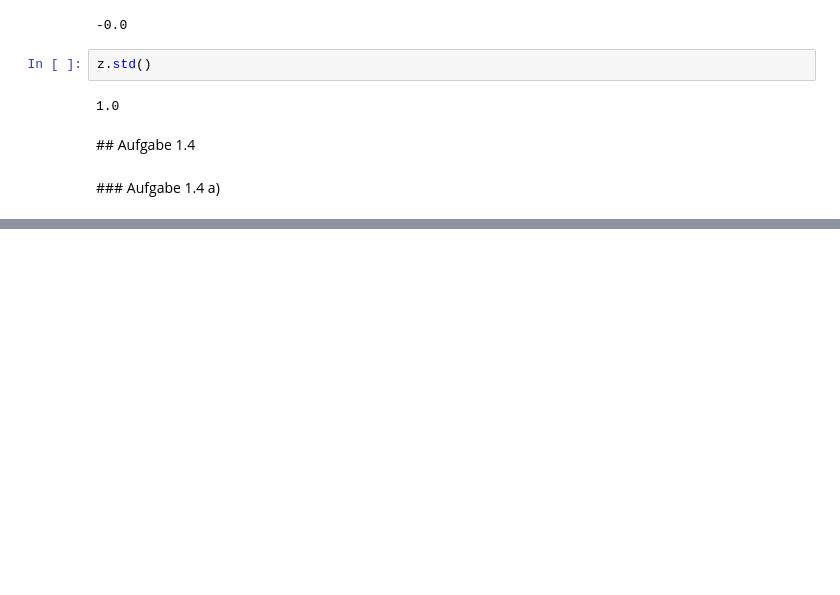
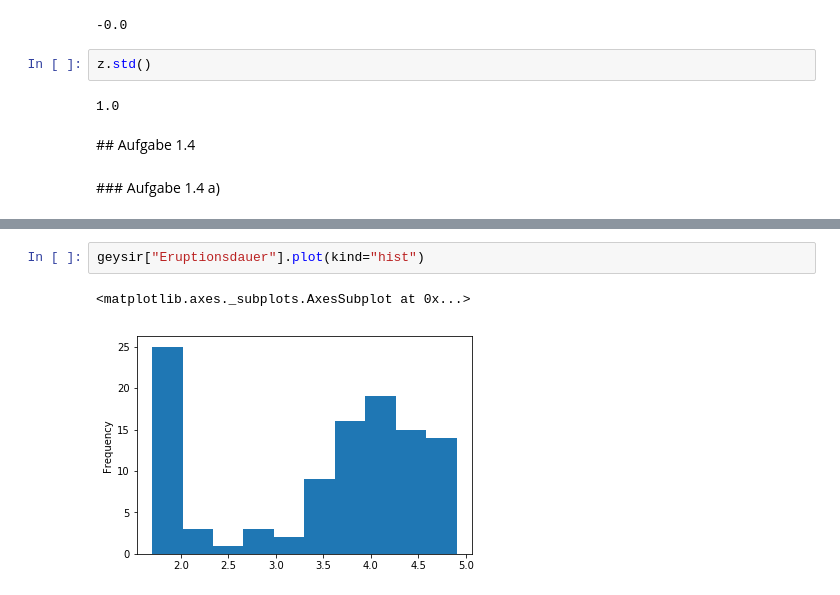
Before and after one commit to tschibu/hslu-stat-exercises, a Jupyter notebook: SW01_Exercise_Remo.ipynb, the cells around one changed output, grey strips where cells are left out. Cells and saved outputs as stored; diff of their text form; blank space fills up the shorter version.

```diff
--- a/SW01_Exercise_Remo.ipynb
+++ b/SW01_Exercise_Remo.ipynb
@@ -362,0 +426,5 @@ z.std()
+# %%
+geysir["Eruptionsdauer"].plot(kind="hist")
+# %% [output]
+<matplotlib.axes._subplots.AxesSubplot at 0x...>
+[figure, added]
```
Also changed, not shown: parts of 9 cells of this notebook.
